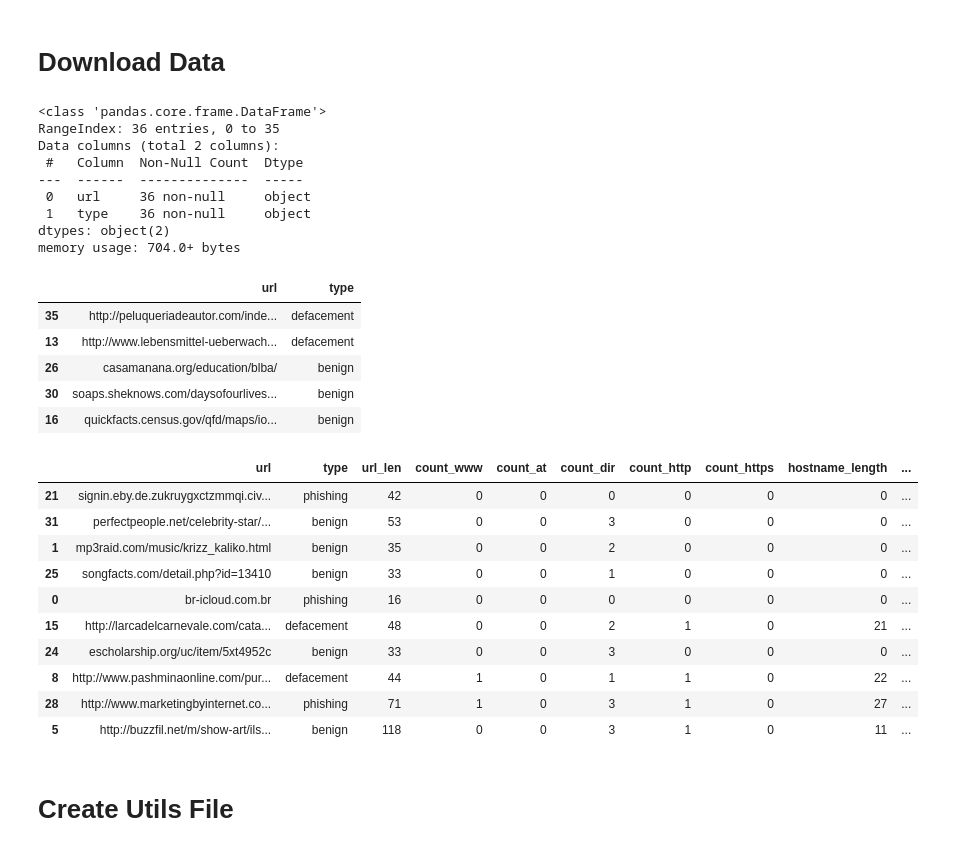
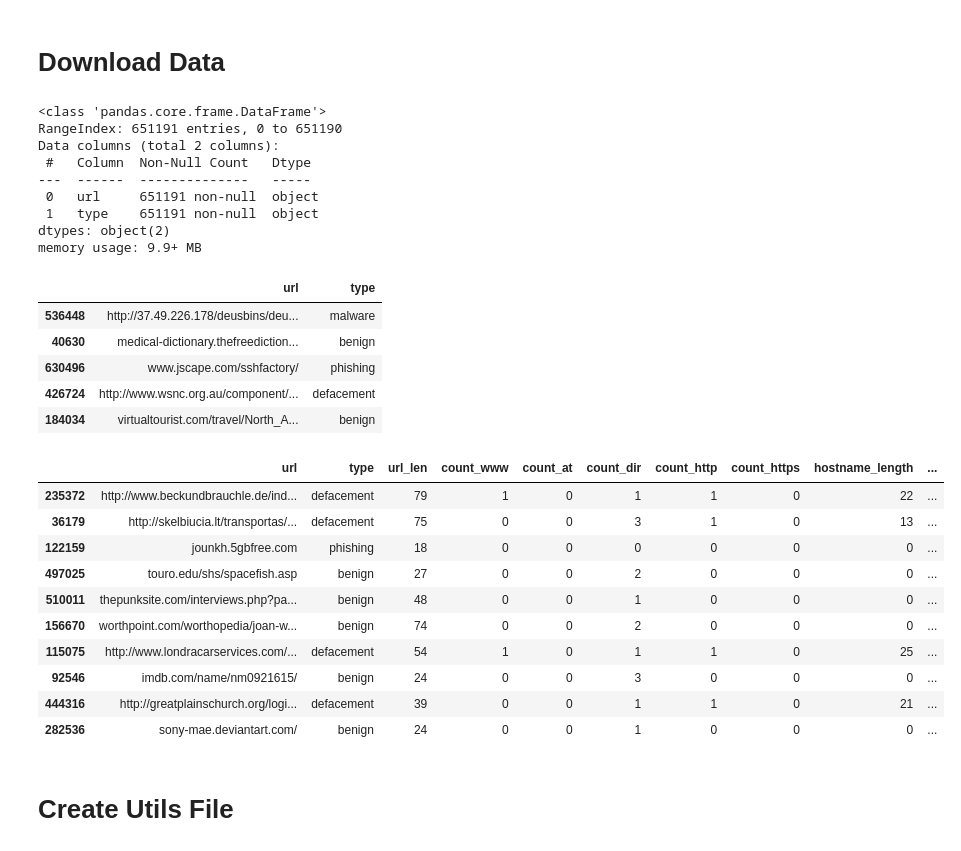
Before and after one commit to Konerusudhir/machine_learning_exercises, a Jupyter notebook: MaliciousURL_TFX_Pipeline.ipynb, the cells around one changed output. Cells and saved outputs as stored; diff of their text form; code cells hidden in the pictures.

```diff
--- a/MaliciousURL_TFX_Pipeline.ipynb
+++ b/MaliciousURL_TFX_Pipeline.ipynb
@@ -77,8 +77,8 @@ clean_directories()
 create_directories()
 
 
-# url = 'https://drive.google.com/file/d/1OzJbRtgU-Z80iL7GodIH8-ymKq58g7Az/view?usp=share_link'
-url = 'https://drive.google.com/file/d/19JVyvZjw93TfnSqPWHxU4QBms4BPj_lo/view?usp=share_link'
+url = 'https://drive.google.com/file/d/1OzJbRtgU-Z80iL7GodIH8-ymKq58g7Az/view?usp=share_link'
+# url = 'https://drive.google.com/file/d/19JVyvZjw93TfnSqPWHxU4QBms4BPj_lo/view?usp=share_link'
 url_download_path = 'https://drive.google.com/uc?export=download&id='+url.split('/')[-2]
 download_file = f"{_data_root}/small_file.csv"
 if not path.exists(download_file):
@@ -90,54 +90,54 @@ df.info()
 df = df.sample(frac=1, random_state=42)
 display(df.head())
 
 df['url_len'] = df['url'].apply(lambda x: len(str(x)))
 df['count_www'] = df['url'].apply(lambda i: i.count('www'))
 df['count_at'] = df['url'].apply(lambda i: i.count('@'))
 df['count_dir'] = df['url'].apply(lambda url: urlparse(url).path.count('/'))
 df['count_http'] = df['url'].apply(lambda i : i.count('http'))
 df['count_https'] = df['url'].apply(lambda i : i.count('https'))
 df['hostname_length'] = df['url'].apply(lambda i: len(urlparse(i).netloc))
 
 # Character counts
 df['count_percent'] = df['url'].apply(lambda i: i.count('%'))
 df['count_hyphen'] = df['url'].apply(lambda i: i.count('-'))
 
 # Query parameters features
 df['count_question_mark'] = df['url'].apply(lambda i: i.count('?'))
 df['count_equals'] = df['url'].apply(lambda i: i.count('='))
 
 rem = {"class": {"benign": 0, "defacement": 1, "phishing":2, "malware":3}}
 df['class'] = df['type']
 df = df.replace(rem)
 display(df.sample(n=10))
 df.to_csv(data_with_features, index=False)
 # %% [output]
 <class 'pandas.core.frame.DataFrame'>
-RangeIndex: 36 entries, 0 to 35
+RangeIndex: 651191 entries, 0 to 651190
 Data columns (total 2 columns):
- #   Column  Non-Null Count  Dtype
----  ------  --------------  -----
- 0   url     36 non-null     object
- 1   type    36 non-null     object
+ #   Column  Non-Null Count   Dtype
+---  ------  --------------   -----
+ 0   url     651191 non-null  object
+ 1   type    651191 non-null  object
 dtypes: object(2)
-memory usage: 704.0+ bytes
+memory usage: 9.9+ MB
 |  | url | type |
-| 35 | http://peluqueriadeautor.com/inde... | defacement |
-| 13 | http://www.lebensmittel-ueberwach... | defacement |
-| 26 | casamanana.org/education/blba/ | benign |
-| 30 | soaps.sheknows.com/daysofourlives... | benign |
-| 16 | quickfacts.census.gov/qfd/maps/io... | benign |
+| 536448 | http://37.49.226.178/deusbins/deu... | malware |
+| 40630 | medical-dictionary.thefreediction... | benign |
+| 630496 | www.jscape.com/sshfactory/ | phishing |
+| 426724 | http://www.wsnc.org.au/component/... | defacement |
+| 184034 | virtualtourist.com/travel/North_A... | benign |
 |  | url | type | url_len | count_www | count_at | count_dir | count_http | count_https | hostname_length | ... |
-| 21 | signin.eby.de.zukruygxctzmmqi.civ... | phishing | 42 | 0 | 0 | 0 | 0 | 0 | 0 | ... |
-| 31 | perfectpeople.net/celebrity-star/... | benign | 53 | 0 | 0 | 3 | 0 | 0 | 0 | ... |
-| 1 | mp3raid.com/music/krizz_kaliko.html | benign | 35 | 0 | 0 | 2 | 0 | 0 | 0 | ... |
-| 25 | songfacts.com/detail.php?id=13410 | benign | 33 | 0 | 0 | 1 | 0 | 0 | 0 | ... |
-| 0 | br-icloud.com.br | phishing | 16 | 0 | 0 | 0 | 0 | 0 | 0 | ... |
-| 15 | http://larcadelcarnevale.com/cata... | defacement | 48 | 0 | 0 | 2 | 1 | 0 | 21 | ... |
-| 24 | escholarship.org/uc/item/5xt4952c | benign | 33 | 0 | 0 | 3 | 0 | 0 | 0 | ... |
-| 8 | http://www.pashminaonline.com/pur... | defacement | 44 | 1 | 0 | 1 | 1 | 0 | 22 | ... |
-| 28 | http://www.marketingbyinternet.co... | phishing | 71 | 1 | 0 | 3 | 1 | 0 | 27 | ... |
-| 5 | http://buzzfil.net/m/show-art/ils... | benign | 118 | 0 | 0 | 3 | 1 | 0 | 11 | ... |
+| 235372 | http://www.beckundbrauchle.de/ind... | defacement | 79 | 1 | 0 | 1 | 1 | 0 | 22 | ... |
+| 36179 | http://skelbiucia.lt/transportas/... | defacement | 75 | 0 | 0 | 3 | 1 | 0 | 13 | ... |
+| 122159 | jounkh.5gbfree.com | phishing | 18 | 0 | 0 | 0 | 0 | 0 | 0 | ... |
+| 497025 | touro.edu/shs/spacefish.asp | benign | 27 | 0 | 0 | 2 | 0 | 0 | 0 | ... |
+| 510011 | thepunksite.com/interviews.php?pa... | benign | 48 | 0 | 0 | 1 | 0 | 0 | 0 | ... |
+| 156670 | worthpoint.com/worthopedia/joan-w... | benign | 74 | 0 | 0 | 2 | 0 | 0 | 0 | ... |
+| 115075 | http://www.londracarservices.com/... | defacement | 54 | 1 | 0 | 1 | 1 | 0 | 25 | ... |
+| 92546 | imdb.com/name/nm0921615/ | benign | 24 | 0 | 0 | 3 | 0 | 0 | 0 | ... |
+| 444316 | http://greatplainschurch.org/logi... | defacement | 39 | 0 | 0 | 1 | 1 | 0 | 21 | ... |
+| 282536 | sony-mae.deviantart.com/ | benign | 24 | 0 | 0 | 1 | 0 | 0 | 0 | ... |
 # %%
 _pipeline_name = 'malicious_url_pipeline'
 _module_file = 'utils.py'
```
Also changed, not shown: parts of 3 cells of this notebook.
